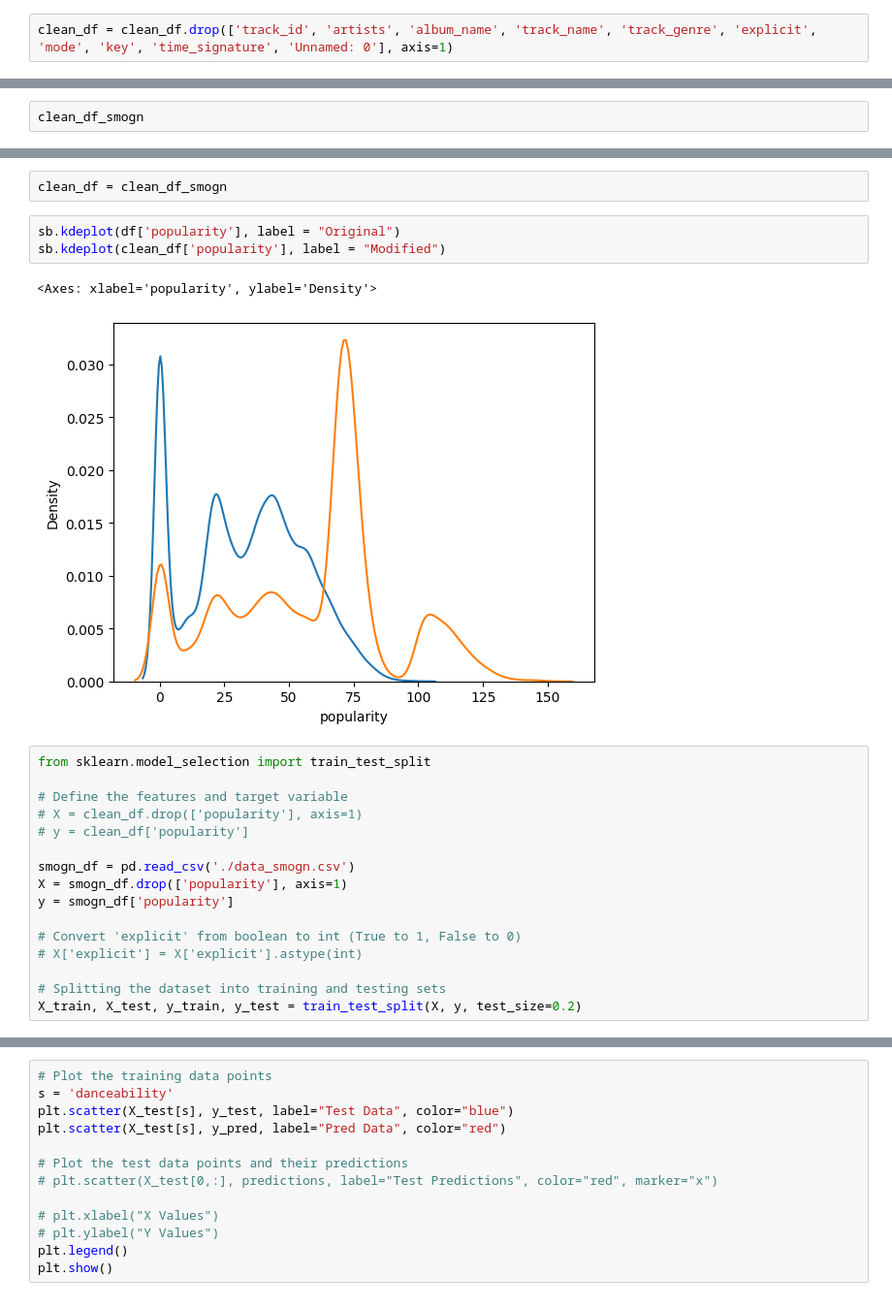
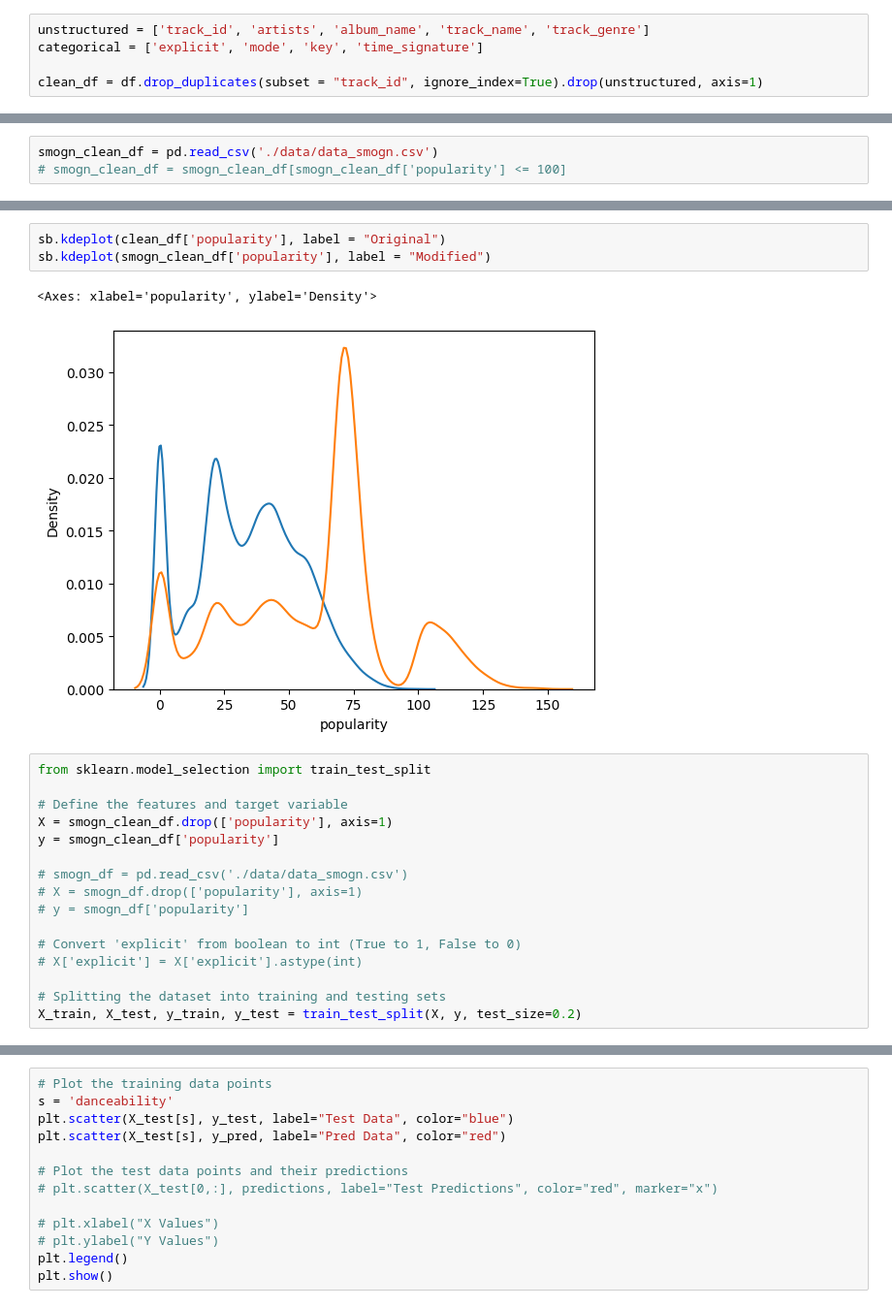
Before and after one commit to autoastt/SC1015-Mini-Project, a Jupyter notebook: MLP.ipynb, the cells around one changed output, grey strips where cells are left out. Shown: that part at 97% size. Saved outputs shown, nothing was run; the diff lists cells and outputs as text.

```diff
--- a/MLP.ipynb
+++ b/MLP.ipynb
@@ -52,2 +31,5 @@ clean_df
 # %%
-clean_df = clean_df.drop(['track_id', 'artists', 'album_name', 'track_name', 'track_genre', 'explicit', 'mode', 'key', 'time_signature', 'Unnamed: 0'], axis=1)
+unstructured = ['track_id', 'artists', 'album_name', 'track_name', 'track_genre']
+categorical = ['explicit', 'mode', 'key', 'time_signature']
+
+clean_df = df.drop_duplicates(subset = "track_id", ignore_index=True).drop(unstructured, axis=1)
@@ -78,2 +115,3 @@ clean_df_smogn.to_csv("data_smogn.csv", index=False)
 # %%
-clean_df_smogn
+smogn_clean_df = pd.read_csv('./data/data_smogn.csv')
+# smogn_clean_df = smogn_clean_df[smogn_clean_df['popularity'] <= 100]
@@ -94,21 +118,19 @@ clean_df_smogn
-# %%
-clean_df = clean_df_smogn
 # %%
-sb.kdeplot(df['popularity'], label = "Original")
-sb.kdeplot(clean_df['popularity'], label = "Modified")
+sb.kdeplot(clean_df['popularity'], label = "Original")
+sb.kdeplot(smogn_clean_df['popularity'], label = "Modified")
 # %% [output]
 <Axes: xlabel='popularity', ylabel='Density'>
-[figure, old version]
+[figure, new version]
 # %%
 from sklearn.model_selection import train_test_split
 
 # Define the features and target variable
-# X = clean_df.drop(['popularity'], axis=1)
-# y = clean_df['popularity']
+X = smogn_clean_df.drop(['popularity'], axis=1)
+y = smogn_clean_df['popularity']
 
-smogn_df = pd.read_csv('./data_smogn.csv')
-X = smogn_df.drop(['popularity'], axis=1)
-y = smogn_df['popularity']
+# smogn_df = pd.read_csv('./data/data_smogn.csv')
+# X = smogn_df.drop(['popularity'], axis=1)
+# y = smogn_df['popularity']
 
 # Convert 'explicit' from boolean to int (True to 1, False to 0)
 # X['explicit'] = X['explicit'].astype(int)
```
Also changed, not shown: parts of 21 cells of this notebook, 3 other files.
